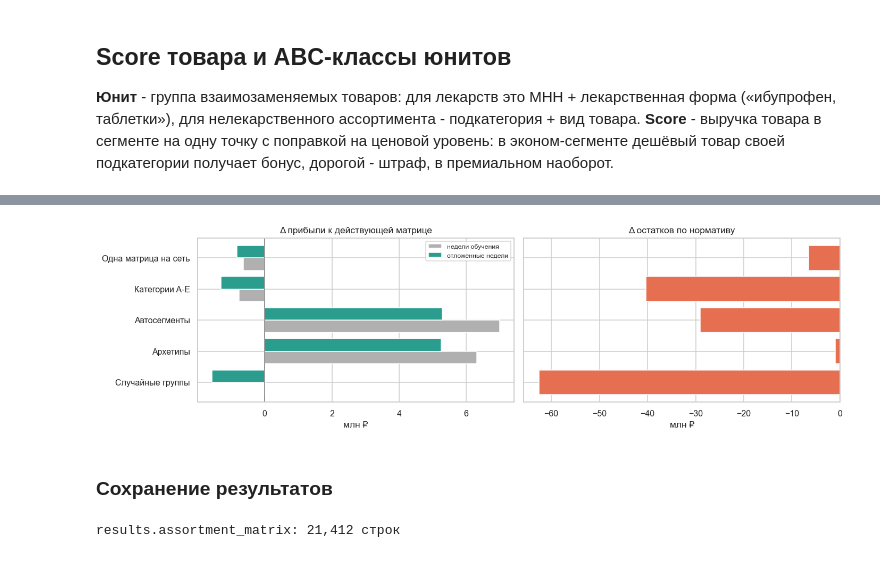
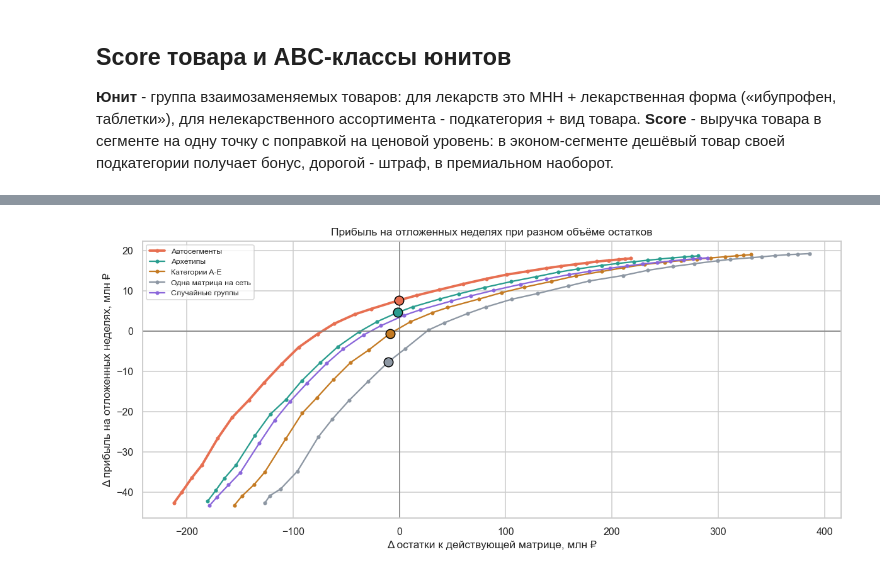
Before and after one commit to Viktor-VK/portfolio, a Jupyter notebook: Скоринг и выбор ассортиментной матрицы/01_score_abc_и_выбор_матрицы.ipynb, the cells around one changed output, grey strips where cells are left out. Cells and saved outputs as stored; diff of their text form; code cells hidden in the pictures.

Commit message:
Скоринг: юнит с объёмом пачки, плавная шкала строгости из 30 вариантов, кривые «остатки -> прибыль» для способов сегментации
Co-Authored-By: Claude Opus 5.5 <noreply@anthropic.com>

```diff
--- a/Скоринг и выбор ассортиментной матрицы/01_score_abc_и_выбор_матрицы.ipynb
+++ b/Скоринг и выбор ассортиментной матрицы/01_score_abc_и_выбор_матрицы.ipynb
@@ -413,11 +439,18 @@ for i in range(N_RANDOM):
     groupings[f'Случайные группы #{i + 1}'] = pd.Series(rng.permutation(stores.segment.to_numpy()), index=stores.index)
 
 fact_test = evaluate(fact_pairs, test)
-rows = []
+rows, curve = [], []
 for name, groups in groupings.items():
     c, _ = build_candidates(groups)
     rt = compare_variants(groups, c, train)
     v = choose(rt)
+    # кривая «остатки -> прибыль»: вся шкала строгости, прибыль - и на обучении, и на отложенных неделях
+    for vname in EXP_VARIANTS:
+        tr = rt.set_index('вариант').loc[vname]
+        te = evaluate(to_pairs(groups, c, vname), test)
+        curve.append({'способ': name, 'вариант': vname, 'lam': dict(VARIANTS)[vname],
+                      'Δ остатки': tr.diff_stock_rub, 'Δ прибыль, обучение': tr.diff_profit,
+                      'Δ прибыль, проверка': te['profit'] - fact_test['profit'], 'выбран': vname == v})
     chosen_train = rt.set_index('вариант').loc[v]
     ev = evaluate(to_pairs(groups, c, v), test)
     rows.append({'способ': name, 'групп': groups.nunique(), 'вариант': v,
@@ -435,6 +468,13 @@ rnd_row.update({'способ': 'Случайные группы', 'вариан
 summary = pd.concat([exp[~exp['способ'].str.startswith('Случайные')], pd.DataFrame([rnd_row])], ignore_index=True)
 # одно число: прибыль на проверке минус стоимость денег в остатках за период проверки
 summary['эффект'] = summary['Δ прибыль, проверка'] - summary['Δ остатки'] * CAPITAL_COST_YEAR * TEST_DAYS / 365
+
+# кривые: случайные разбиения усредняются по каждому λ
+frontier = pd.DataFrame(curve)
+is_rnd = frontier['способ'].str.startswith('Случайные')
+rnd_curve = frontier[is_rnd].groupby(['вариант', 'lam'], as_index=False)[['Δ остатки', 'Δ прибыль, обучение', 'Δ прибыль, проверка']].mean()
+rnd_curve['способ'], rnd_curve['выбран'] = 'Случайные группы', False
+frontier = pd.concat([frontier[~is_rnd], rnd_curve], ignore_index=True).sort_values(['способ', 'lam'])
 print(f"Случайные группы: Δ прибыль на проверке от {rnd['Δ прибыль, проверка'].min() / 1e6:+.1f} "
       f"до {rnd['Δ прибыль, проверка'].max() / 1e6:+.1f} млн ₽")
 summary.style.format({c: '{:,.0f}' for c in summary.columns if c not in ('способ', 'вариант')})
@@ -449,48 +489,17 @@ summary.style.format({c: '{:,.0f}' for c in summary.columns if c not in ('спо
 # %%
-order = summary.set_index('способ')
-fig, axes = plt.subplots(1, 2, figsize=(13, 3.8))
-y = np.arange(len(order))
-axes[0].barh(y + 0.2, order['Δ прибыль, обучение'] / 1e6, height=0.4, color='#b0b0b0', label='недели обучения')
-axes[0].barh(y - 0.2, order['Δ прибыль, проверка'] / 1e6, height=0.4, color='#2a9d8f', label='отложенные недели')
-axes[0].set_yticks(y); axes[0].set_yticklabels(order.index); axes[0].invert_yaxis(); axes[0].axvline(0, color='grey', lw=1)
-axes[0].set(title='Δ прибыли к действующей матрице', xlabel='млн ₽'); axes[0].legend(fontsize=8)
-axes[1].barh(y, order['Δ остатки'] / 1e6, color='#e76f51')
-axes[1].set_yticks(y); axes[1].set_yticklabels([]); axes[1].invert_yaxis(); axes[1].axvline(0, color='grey', lw=1)
-axes[1].set(title='Δ остатков по нормативу', xlabel='млн ₽')
-plt.tight_layout(); plt.show()
+fig, ax = plt.subplots(figsize=(11, 5))
+palette = {'Одна матрица на сеть': '#8d97a3', 'Категории A-E': '#c47a22', 'Автосегменты': '#e76f51',
+           'Архетипы': '#2a9d8f', 'Случайные группы': '#8a66da'}
+for name, g in frontier.groupby('способ'):
+    g = g.sort_values('Δ остатки')
+    ax.plot(g['Δ остатки'] / 1e6, g['Δ прибыль, проверка'] / 1e6, marker='o', ms=3, color=palette.get(name), label=name,
+            lw=2.5 if name == 'Автосегменты' else 1.5)
+    chosen = g[g['выбран']]
+    ax.scatter(chosen['Δ остатки'] / 1e6, chosen['Δ прибыль, проверка'] / 1e6, s=90, color=palette.get(name),
+               edgecolor='black', zorder=5)
+ax.axhline(0, color='grey', lw=1); ax.axvline(0, color='grey', lw=1)
+ax.set(title='Прибыль на отложенных неделях при разном объёме остатков', xlabel='Δ остатки к действующей матрице, млн ₽',
+       ylabel='Δ прибыль на отложенных неделях, млн ₽')
+ax.legend(fontsize=8); plt.tight_layout(); plt.show()
 # %% [output]
-[figure, old version]
+[figure, new version]
-# %% [markdown]
-### Сохранение результатов
-# %%
-def save(frame: pd.DataFrame, table: str):
-    con.execute('CREATE SCHEMA IF NOT EXISTS results')
-    con.register('tmp_df', frame)
-    con.execute(f'CREATE OR REPLACE TABLE results.{table} AS SELECT * FROM tmp_df')
-    con.unregister('tmp_df')
-
-
-final_matrix = cand[cand[selected]].join(products[['name']], on='apCode')[['grp', 'apCode', 'name', 'Unit', 'Status', 'score', 'score_norm_ap']]
-save(final_matrix.rename(columns={'grp': 'segment'}), 'assortment_matrix')
-
-# агрегаты для графиков на сайте
-save(units[['grp', 'Unit', 'score_unit', 'share_by_cluster', 'cum_share', 'Status']].rename(columns={'grp': 'segment'}), 'scoring_units')
-variants = res_train.rename(columns={'вариант': 'variant', 'positions': 'positions', 'diff_positions': 'diff_positions'})
-variants['selected'] = variants.variant == selected
-save(variants, 'scoring_variants')
-save(width.reset_index().rename(columns={'index': 'segment', 'grp': 'segment', 'факт': 'fact', 'новая': 'new'})
-     .merge(n_stores.rename('n_stores'), left_on='segment', right_index=True), 'scoring_width')
-save(summary.rename(columns={'способ': 'method', 'групп': 'groups', 'вариант': 'variant', 'позиций на точку': 'positions',
-                             'Δ остатки': 'd_stock', 'Δ прибыль, обучение': 'd_profit_train',
-                             'Δ выручка, проверка': 'd_revenue_test', 'Δ прибыль, проверка': 'd_profit_test',
-                             'эффект': 'effect'}), 'scoring_experiment')
-save(pd.DataFrame([('train_days', TRAIN_DAYS), ('test_days', TEST_DAYS), ('display_units', DISPLAY_UNITS),
-                   ('lead_days', LEAD_DAYS), ('review_days', REVIEW_DAYS), ('service_z', SERVICE_Z),
-                   ('capital_cost_year', CAPITAL_COST_YEAR), ('n_random', N_RANDOM),
-                   ('fact_stock_rub', fact_train.stock_rub), ('fact_profit_train', fact_train.profit),
-                   ('fact_revenue_train', fact_train.revenue), ('fact_profit_test', fact_test['profit']),
-                   ('fact_positions', fact_train.positions)], columns=['param', 'value']), 'scoring_params')
-con.close()
-print(f'results.assortment_matrix: {len(final_matrix):,} строк')
-# %% [output]
-results.assortment_matrix: 21,412 строк
```
Also changed, not shown: parts of 17 cells of this notebook, 2 other files.
